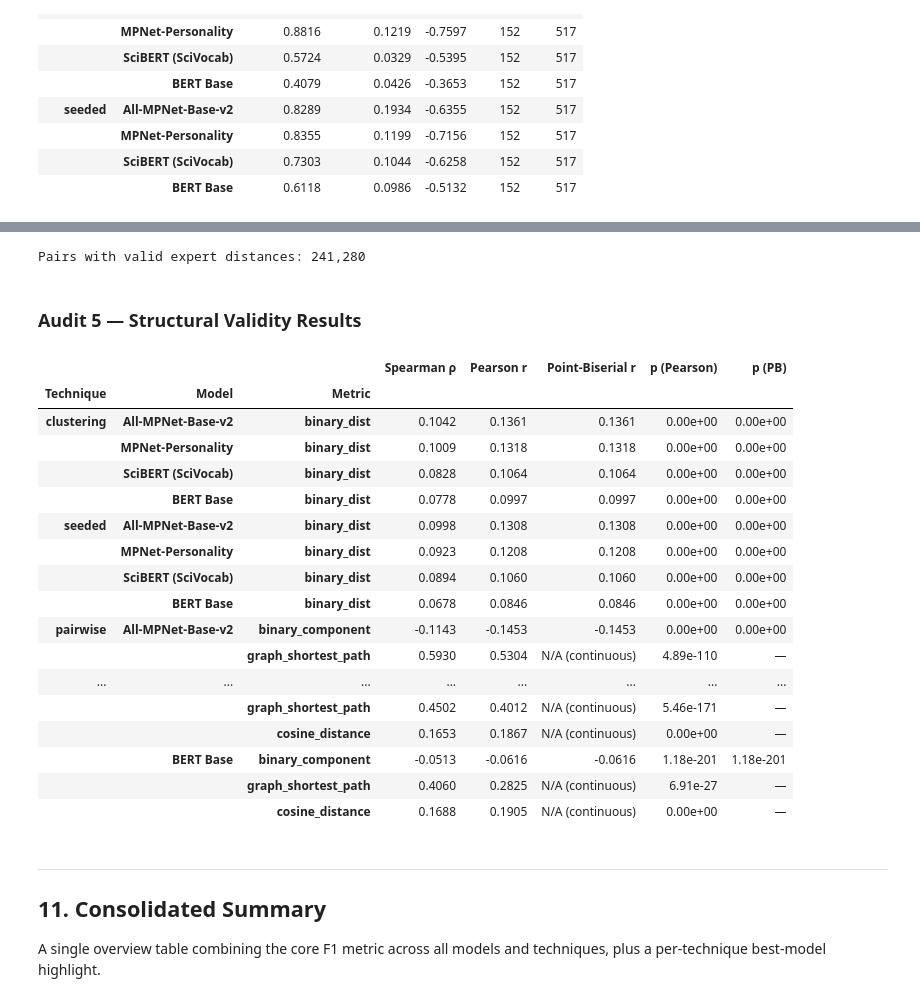
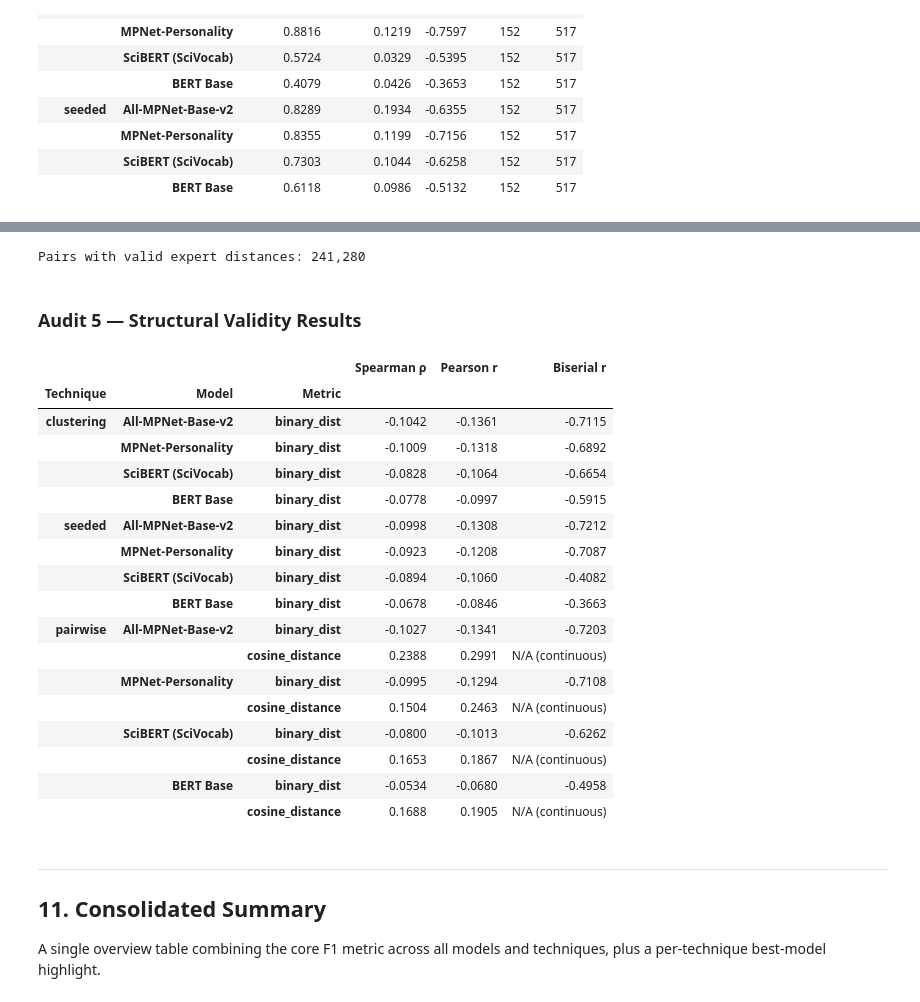
Before and after one commit to rasoulnorouzi/Social_Science_Construct_Harmonization, a Jupyter notebook: analysis/elsst_audit_analysis.ipynb, the cells around one changed output, grey strips where cells are left out. Cells and saved outputs as stored; diff of their text form; code cells hidden in the pictures.

```diff
--- a/analysis/elsst_audit_analysis.ipynb
+++ b/analysis/elsst_audit_analysis.ipynb
@@ -933,17 +933,19 @@ for technique in ["clustering", "seeded"]:
         if technique == "clustering":
             cl = info["cluster_labels"]
             l1, l2 = cl[info["idx1"]], cl[info["idx2"]]
-            d_model = np.where((l1 != -1) & (l1 == l2), 0, 1).astype(float)
+            # 1 if same cluster (synonym), 0 if different
+            d_model = np.where((l1 != -1) & (l1 == l2), 1, 0).astype(float)
         else:
             t2c = info["term_to_cluster"]
             c1 = np.array([t2c.get(t, -1) for t in terms1])
             c2 = np.array([t2c.get(t, -1) for t in terms2])
-            d_model = np.where((c1 != -1) & (c1 == c2), 0, 1).astype(float)
+            # 1 if same cluster (synonym), 0 if different
+            d_model = np.where((c1 != -1) & (c1 == c2), 1, 0).astype(float)
 
         d_m = d_model[expert_mask]
         rho_s = shared.spearman_corr(d_expert, d_m)
-        rho_p, p_val_p = shared.pearson_corr(d_expert, d_m)
-        rpb, p_val_pb = shared.point_biserial_corr(d_m, d_expert)
+        rho_p, _ = shared.pearson_corr(d_expert, d_m)
+        rb = shared.biserial_corr(d_m, d_expert)
 
         audit5_records.append({
             "Technique": technique,
@@ -951,94 +953,67 @@ for technique in ["clustering", "seeded"]:
             "Metric": "binary_dist",
             "Spearman ρ": f"{rho_s:.4f}",
             "Pearson r": f"{rho_p:.4f}",
-            "Point-Biserial r": f"{rpb:.4f}" if not np.isnan(rpb) else "N/A",
-            "p (Pearson)": f"{p_val_p:.2e}" if not np.isnan(p_val_p) else "N/A",
-            "p (PB)": f"{p_val_pb:.2e}" if not np.isnan(p_val_pb) else "N/A",
+            "Biserial r": f"{rb:.4f}" if not np.isnan(rb) else "N/A",
         })
 
 # ── Pairwise: multiple distance metrics ─────────────────────────────────────
 for model_name in MODELS_TO_EVAL:
     info = preds_store["pairwise"].get(model_name)
     if info is None:
         continue
     preds = info["preds"]
     sims  = info["similarities"]
 
-    # (a) Binary same-component via union-find
-    edges_mask = preds == 1
-    parent, find, union_fn = shared.union_find(len(unique_terms))
-    for a, b in zip(idx1[edges_mask], idx2[edges_mask]):
-        union_fn(a, b)
-    roots1 = np.array([find(i) for i in idx1])
-    roots2 = np.array([find(i) for i in idx2])
-    same_comp = (roots1 == roots2).astype(float)
+    # (a) Binary distance (1 if paired/synonym, 0 if not paired)
+    d_model = preds.astype(float)
+    d_m = d_model[expert_mask]
 
-    rho_s  = shared.spearman_corr(d_expert, same_comp[expert_mask])
-    rho_p, pp = shared.pearson_corr(d_expert, same_comp[expert_mask])
-    rpb, ppb  = shared.point_biserial_corr(same_comp[expert_mask], d_expert)
+    rho_s  = shared.spearman_corr(d_expert, d_m)
+    rho_p, _ = shared.pearson_corr(d_expert, d_m)
+    rb = shared.biserial_corr(d_m, d_expert)
 
     audit5_records.append({
         "Technique": "pairwise", "Model": config.MODELS[model_name]["display_name"],
-        "Metric": "binary_component",
+        "Metric": "binary_dist",
         "Spearman ρ": f"{rho_s:.4f}", "Pearson r": f"{rho_p:.4f}",
-        "Point-Biserial r": f"{rpb:.4f}" if not np.isnan(rpb) else "N/A",
-        "p (Pearson)": f"{pp:.2e}" if not np.isnan(pp) else "N/A",
-        "p (PB)": f"{ppb:.2e}" if not np.isnan(ppb) else "N/A",
+        "Biserial r": f"{rb:.4f}" if not np.isnan(rb) else "N/A",
     })
 
-    # (b) Model-graph shortest path
-    model_sp = shared.model_graph_shortest_paths(
-        len(unique_terms), idx1[edges_mask], idx2[edges_mask], idx1, idx2)
-    valid_sp = expert_mask & (model_sp >= 0)
-    rho_sp = shared.spearman_corr(shortest_path[valid_sp].astype(float), model_sp[valid_sp].astype(float))
-    rp_sp, pp_sp = shared.pearson_corr(shortest_path[valid_sp].astype(float), model_sp[valid_sp].astype(float))
-
-    audit5_records.append({
-        "Technique": "pairwise", "Model": config.MODELS[model_name]["display_name"],
-        "Metric": "graph_shortest_path",
-        "Spearman ρ": f"{rho_sp:.4f}", "Pearson r": f"{rp_sp:.4f}",
-        "Point-Biserial r": "N/A (continuous)",
-        "p (Pearson)": f"{pp_sp:.2e}" if not np.isnan(pp_sp) else "N/A",
-        "p (PB)": "—",
-    })
-
-    # (c) Cosine distance
+    # (b) Cosine distance
     cos_dist = 1.0 - sims
     rho_cd = shared.spearman_corr(d_expert, cos_dist[expert_mask])
-    rp_cd, pp_cd = shared.pearson_corr(d_expert, cos_dist[expert_mask])
+    rp_cd, _ = shared.pearson_corr(d_expert, cos_dist[expert_mask])
 
     audit5_records.append({
         "Technique": "pairwise", "Model": config.MODELS[model_name]["display_name"],
         "Metric": "cosine_distance",
         "Spearman ρ": f"{rho_cd:.4f}", "Pearson r": f"{rp_cd:.4f}",
-        "Point-Biserial r": "N/A (continuous)",
-        "p (Pearson)": f"{pp_cd:.2e}" if not np.isnan(pp_cd) else "N/A",
-        "p (PB)": "—",
+        "Biserial r": "N/A (continuous)",
     })
 
 display(Markdown("### Audit 5 — Structural Validity Results"))
 display(pd.DataFrame(audit5_records).set_index(["Technique", "Model", "Metric"]))
 # %% [output]
 Pairs with valid expert distances: 241,280
 ### Audit 5 — Structural Validity Results
-|  |  |  | Spearman ρ | Pearson r | Point-Biserial r | p (Pearson) | p (PB) |
-| Technique | Model | Metric |  |  |  |  |  |
-| clustering | All-MPNet-Base-v2 | binary_dist | 0.1042 | 0.1361 | 0.1361 | 0.00e+00 | 0.00e+00 |
-|  | MPNet-Personality | binary_dist | 0.1009 | 0.1318 | 0.1318 | 0.00e+00 | 0.00e+00 |
-|  | SciBERT (SciVocab) | binary_dist | 0.0828 | 0.1064 | 0.1064 | 0.00e+00 | 0.00e+00 |
-|  | BERT Base | binary_dist | 0.0778 | 0.0997 | 0.0997 | 0.00e+00 | 0.00e+00 |
-| seeded | All-MPNet-Base-v2 | binary_dist | 0.0998 | 0.1308 | 0.1308 | 0.00e+00 | 0.00e+00 |
-|  | MPNet-Personality | binary_dist | 0.0923 | 0.1208 | 0.1208 | 0.00e+00 | 0.00e+00 |
-|  | SciBERT (SciVocab) | binary_dist | 0.0894 | 0.1060 | 0.1060 | 0.00e+00 | 0.00e+00 |
-|  | BERT Base | binary_dist | 0.0678 | 0.0846 | 0.0846 | 0.00e+00 | 0.00e+00 |
-| pairwise | All-MPNet-Base-v2 | binary_component | -0.1143 | -0.1453 | -0.1453 | 0.00e+00 | 0.00e+00 |
-|  |  | graph_shortest_path | 0.5930 | 0.5304 | N/A (continuous) | 4.89e-110 | — |
-| ... | ... | ... | ... | ... | ... | ... | ... |
-|  |  | graph_shortest_path | 0.4502 | 0.4012 | N/A (continuous) | 5.46e-171 | — |
-|  |  | cosine_distance | 0.1653 | 0.1867 | N/A (continuous) | 0.00e+00 | — |
-|  | BERT Base | binary_component | -0.0513 | -0.0616 | -0.0616 | 1.18e-201 | 1.18e-201 |
-|  |  | graph_shortest_path | 0.4060 | 0.2825 | N/A (continuous) | 6.91e-27 | — |
-|  |  | cosine_distance | 0.1688 | 0.1905 | N/A (continuous) | 0.00e+00 | — |
+|  |  |  | Spearman ρ | Pearson r | Biserial r |
+| Technique | Model | Metric |  |  |  |
+| clustering | All-MPNet-Base-v2 | binary_dist | -0.1042 | -0.1361 | -0.7115 |
+|  | MPNet-Personality | binary_dist | -0.1009 | -0.1318 | -0.6892 |
+|  | SciBERT (SciVocab) | binary_dist | -0.0828 | -0.1064 | -0.6654 |
+|  | BERT Base | binary_dist | -0.0778 | -0.0997 | -0.5915 |
+| seeded | All-MPNet-Base-v2 | binary_dist | -0.0998 | -0.1308 | -0.7212 |
+|  | MPNet-Personality | binary_dist | -0.0923 | -0.1208 | -0.7087 |
+|  | SciBERT (SciVocab) | binary_dist | -0.0894 | -0.1060 | -0.4082 |
+|  | BERT Base | binary_dist | -0.0678 | -0.0846 | -0.3663 |
+| pairwise | All-MPNet-Base-v2 | binary_dist | -0.1027 | -0.1341 | -0.7203 |
+|  |  | cosine_distance | 0.2388 | 0.2991 | N/A (continuous) |
+|  | MPNet-Personality | binary_dist | -0.0995 | -0.1294 | -0.7108 |
+|  |  | cosine_distance | 0.1504 | 0.2463 | N/A (continuous) |
+|  | SciBERT (SciVocab) | binary_dist | -0.0800 | -0.1013 | -0.6262 |
+|  |  | cosine_distance | 0.1653 | 0.1867 | N/A (continuous) |
+|  | BERT Base | binary_dist | -0.0534 | -0.0680 | -0.4958 |
+|  |  | cosine_distance | 0.1688 | 0.1905 | N/A (continuous) |
 # %% [markdown]
 ---
 
```
Also changed, not shown: parts of 3 cells of this notebook, 3 other files.
